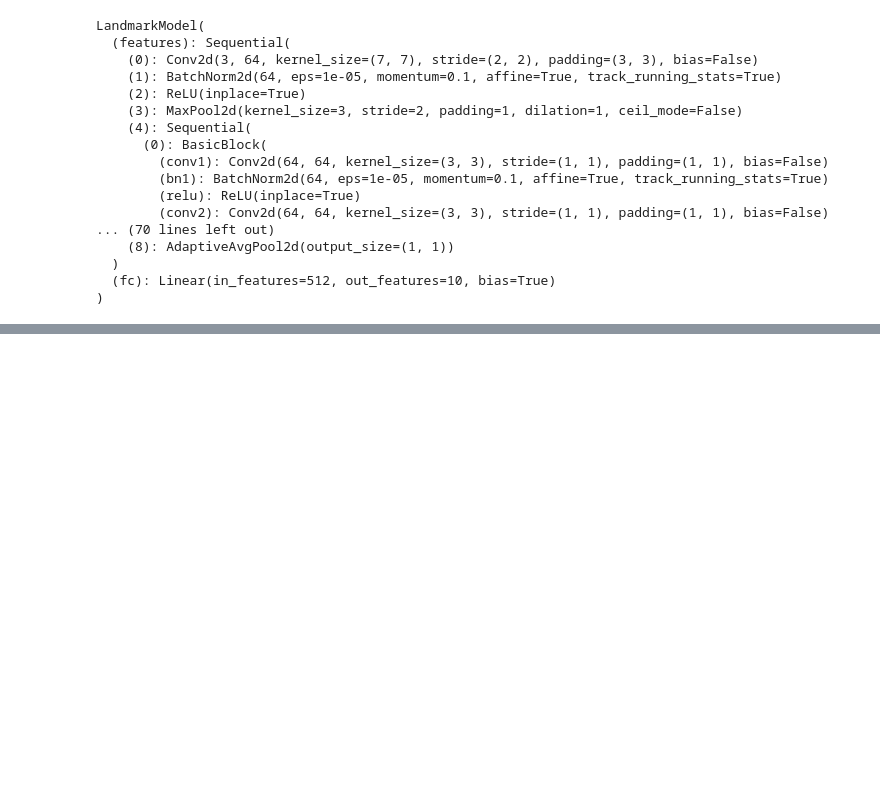
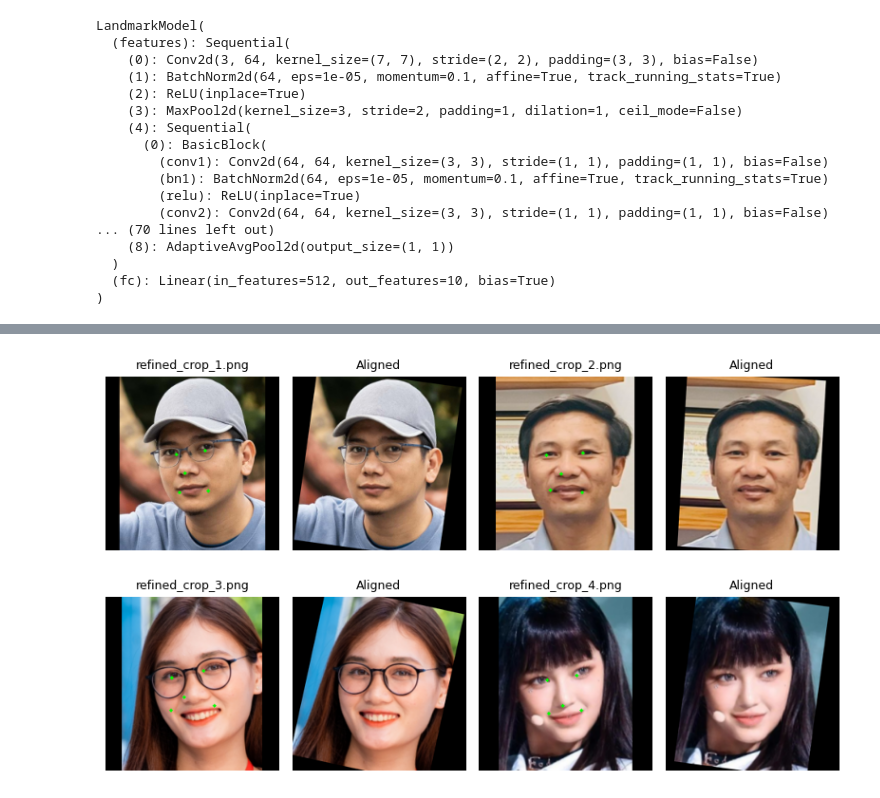
Before and after one commit to HuuQuangN2005/FaID-System, a Jupyter notebook: notebooks/inference.ipynb, the cells around one changed output, grey strips where cells are left out. Saved outputs shown, nothing was run; the diff lists cells and outputs as text; code cells hidden in the pictures; blank space fills up the shorter version.

```diff
--- a/notebooks/inference.ipynb
+++ b/notebooks/inference.ipynb
@@ -85,0 +309,83 @@ LandmarkModel(
+# %%
+def run_comparison():
+    preprocess = transforms.Compose([
+        transforms.ToPILImage(),
+        transforms.ToTensor(),
+        transforms.Normalize(mean=[0.485, 0.456, 0.406],
+                             std=[0.229, 0.224, 0.225])
+    ])
+
+    files = [f for f in os.listdir(CROP_DIR)
+             if f.lower().endswith(('.png', '.jpg', '.jpeg'))]
+
+    if not files:
+        print("CROP_DIR rỗng")
+        return
+
+    pairs = []
+
+    for name in files:
+        img_path = os.path.join(CROP_DIR, name)
+        img = cv2.imread(img_path)
+        if img is None:
+            continue
+
+        # preprocess
+        input_img, _ = letterbox_and_map_landmarks(img, ALIGN_SIZE, [])
+        img_rgb = cv2.cvtColor(input_img, cv2.COLOR_BGR2RGB)
+        input_tensor = preprocess(img_rgb).unsqueeze(0).to(device)
+
+        # inference
+        with torch.no_grad():
+            output = landmark(input_tensor)
+            preds = output[0].cpu().numpy()
+            landmarks = preds * ALIGN_SIZE
+
+        # align
+        rotated_img = rotate_only(input_img, landmarks)
+
+        debug_img = input_img.copy()
+        for (x, y) in landmarks:
+            cv2.circle(debug_img, (int(x), int(y)), 2, (0, 255, 0), -1)
+
+        debug_rgb = cv2.cvtColor(debug_img, cv2.COLOR_BGR2RGB)
+        rotated_rgb = cv2.cvtColor(rotated_img, cv2.COLOR_BGR2RGB)
+
+        pairs.append((debug_rgb, rotated_rgb, name))
+
+        comparison = np.hstack((debug_img, rotated_img))
+        cv2.imwrite(os.path.join(OUTPUT_DIR, f"comp_{name}"), comparison)
+
+
+    if not pairs:
+        print("Không có ảnh hợp lệ")
+        return
+
+    pairs_per_row = 2
+    cols = pairs_per_row * 2
+    rows = (len(pairs) + pairs_per_row - 1) // pairs_per_row
+
+    plt.figure(figsize=(cols * 2, rows * 2.5))
+
+    for i, (img1, img2, name) in enumerate(pairs):
+        row = i // pairs_per_row
+        col = (i % pairs_per_row) * 2
+
+        # landmark
+        plt.subplot(rows, cols, row * cols + col + 1)
+        plt.imshow(img1)
+        plt.title(name, fontsize=9)
+        plt.axis('off')
+
+        # aligned
+        plt.subplot(rows, cols, row * cols + col + 2)
+        plt.imshow(img2)
+        plt.title("Aligned", fontsize=9)
+        plt.axis('off')
+
+    plt.tight_layout(pad=1)
+    plt.show()
+
+run_comparison()
+# %% [output]
+[figure, added]
```
Also changed, not shown: parts of 15 cells of this notebook, 16 other files.
